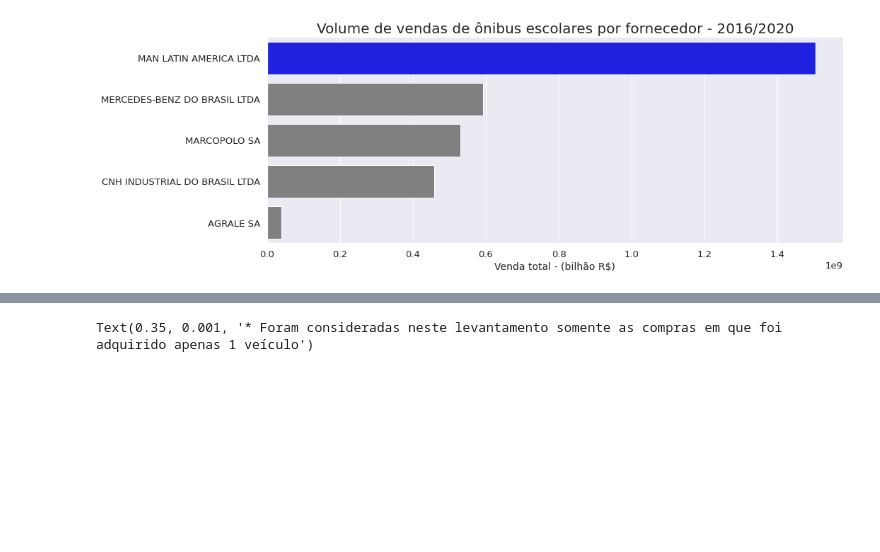
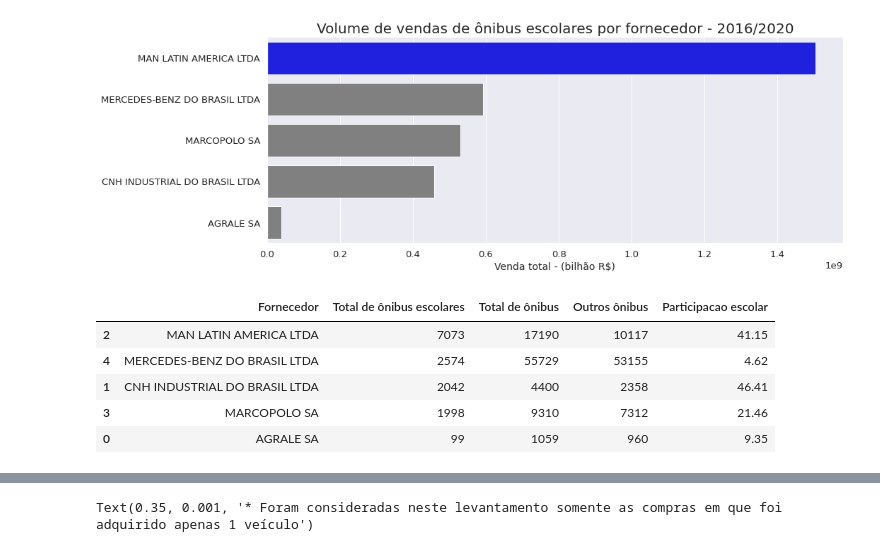
Before and after one commit to sssouto/caminho-da-escola, a Jupyter notebook: Teste.ipynb, the cells around one changed output, grey strips where cells are left out. Cells and saved outputs as stored; diff of their text form; code cells hidden in the pictures; blank space fills up the shorter version.

```diff
--- a/Teste.ipynb
+++ b/Teste.ipynb
@@ -65,3 +64,20 @@ plt.show()
 # %% [output]
 <Figure size 2016x720 with 0 Axes>
 [figure]
+# %%
+df_sigarp_fornecedor_qtde = df_sigarp['Qtde.'].groupby([df_sigarp['Fornecedor']]).sum().reset_index(level='Fornecedor')
+df_sigarp_fornecedor_qtde.rename(columns={"Qtde.": "Total de ônibus escolares"},inplace=True)
+df_sigarp_fornecedor_qtde
+
+df_sigarp_fornecedor_qtde['Total de ônibus'] = pd.Series([1059, 4400, 17190, 9310, 55729])
+df_sigarp_fornecedor_qtde['Outros ônibus'] = df_sigarp_fornecedor_qtde['Total de ônibus'] - df_sigarp_fornecedor_qtde['Total de ônibus escolares']
+df_sigarp_fornecedor_qtde['Participacao escolar'] = df_sigarp_fornecedor_qtde['Total de ônibus escolares'] / df_sigarp_fornecedor_qtde['Total de ônibus'] * 100
+df_sigarp_fornecedor_qtde = df_sigarp_fornecedor_qtde.sort_values('Total de ônibus escolares', ascending=False)
+df_sigarp_fornecedor_qtde
+# %% [output]
+|  | Fornecedor | Total de ônibus escolares | Total de ônibus | Outros ônibus | Participacao escolar |
+| 2 | MAN LATIN AMERICA LTDA | 7073 | 17190 | 10117 | 41.15 |
+| 4 | MERCEDES-BENZ DO BRASIL LTDA | 2574 | 55729 | 53155 | 4.62 |
+| 1 | CNH INDUSTRIAL DO BRASIL LTDA | 2042 | 4400 | 2358 | 46.41 |
+| 3 | MARCOPOLO SA | 1998 | 9310 | 7312 | 21.46 |
+| 0 | AGRALE SA | 99 | 1059 | 960 | 9.35 |
```
Also changed, not shown: parts of 5 cells of this notebook.
